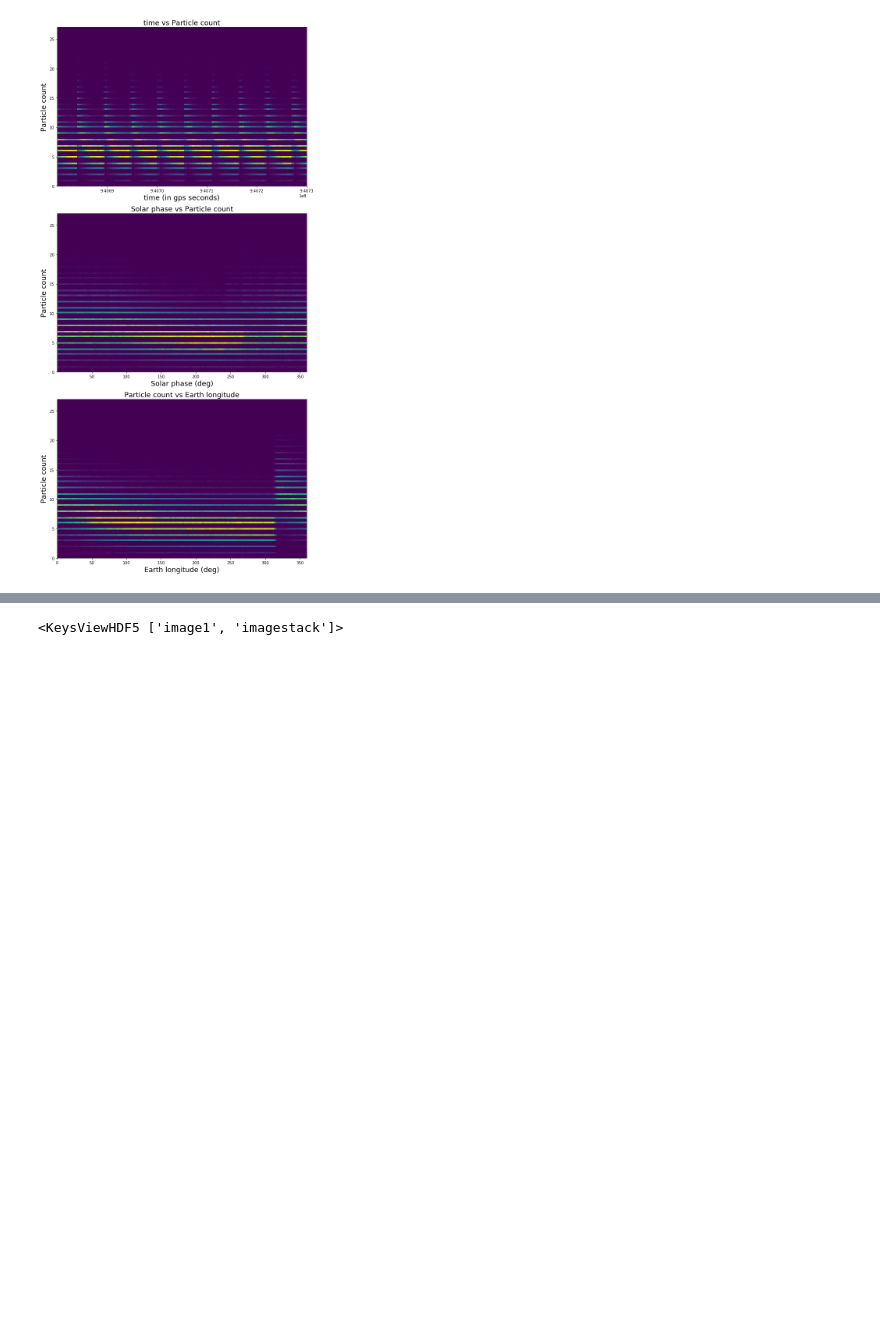
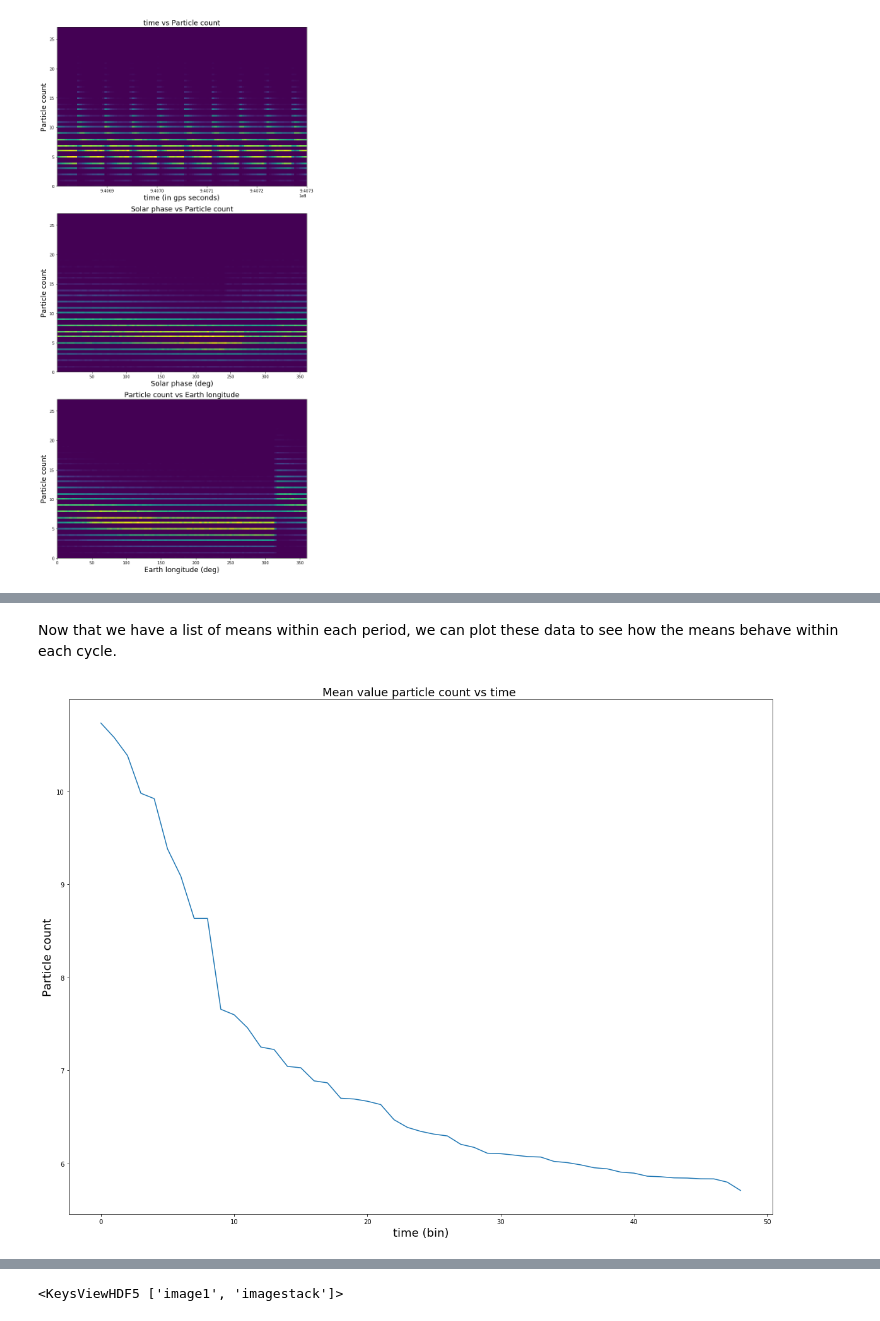
Before and after one commit to tominsUW/PHYS434, a Jupyter notebook: Lab4.ipynb, the cells around one changed output, grey strips where cells are left out. Drawn from its saved outputs; the diff is of its cells as text; code cells hidden in the pictures; blank space fills up the shorter version.

```diff
--- a/Lab4.ipynb
+++ b/Lab4.ipynb
@@ -106,0 +174,12 @@ Total number of period in this data = 480 period
+# %% [markdown]
+Now that we have a list of means within each period, we can plot these data to see how the means behave within each cycle.
+# %%
+# plotting my mean values to see how they behave
+sorted_mean = np.sort(mean)[::-1]
+plt.plot(sorted_mean);
+
+plt.xlabel('time (bin)', fontsize=18)
+plt.ylabel('Particle count', fontsize=18)
+plt.title("Mean value particle count vs time ", fontsize=18);
+# %% [output]
+[figure, added]
```
Also changed, not shown: parts of 39 cells of this notebook.
